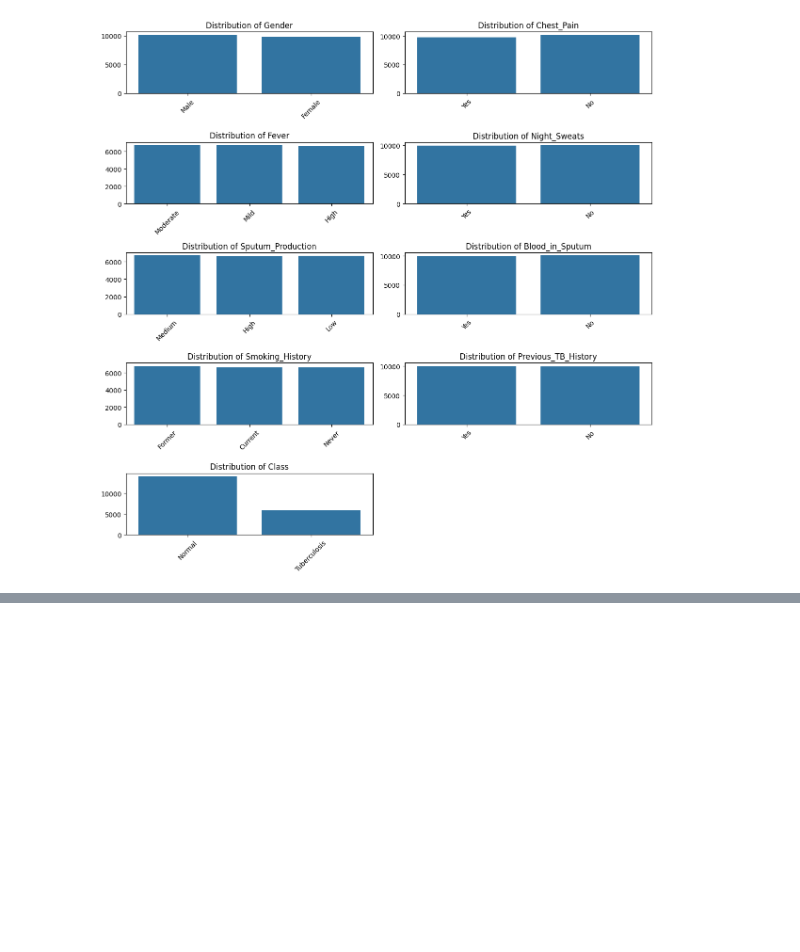
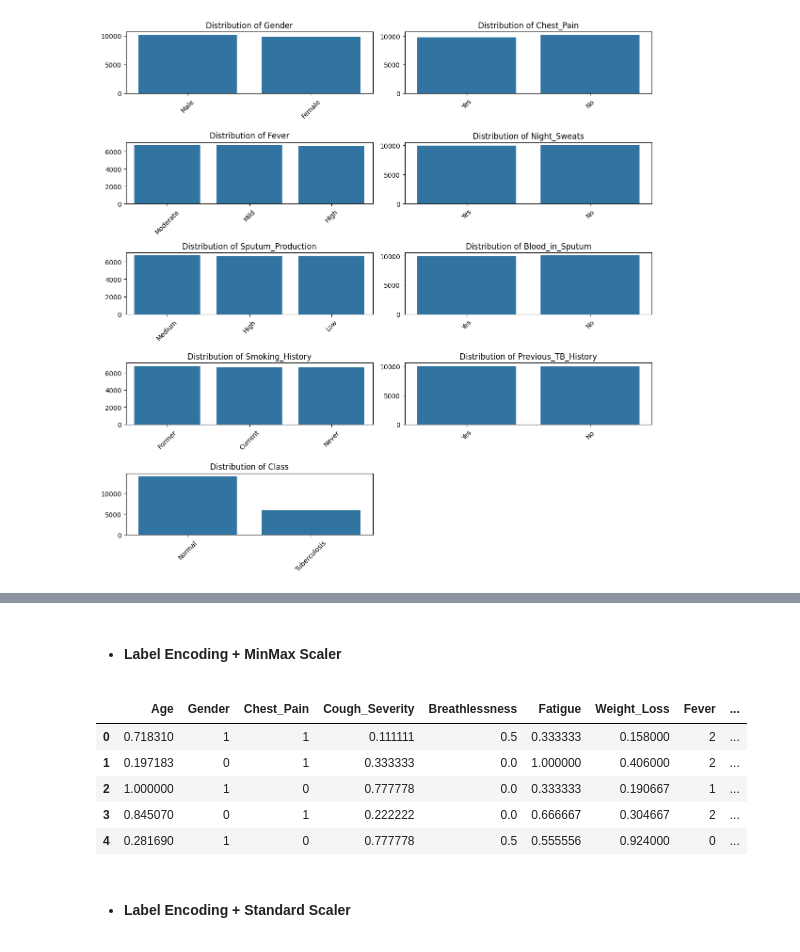
Before and after one commit to JayaWinata/Tuberculosis-Prediction, a Jupyter notebook: notebook/preprocess.ipynb, the cells around one changed output, grey strips where cells are left out. Saved outputs shown, nothing was run; the diff lists cells and outputs as text; code cells hidden in the pictures; blank space fills up the shorter version.

```diff
--- a/notebook/preprocess.ipynb
+++ b/notebook/preprocess.ipynb
@@ -98,0 +160,19 @@ plt.show()
+# %% [markdown]
+- #### Label Encoding + MinMax Scaler
+# %%
+df_v3 = df_v1.copy()
+# %%
+for i in cols_to_scale:
+    scaler = MinMaxScaler()
+    df_v3[i] = scaler.fit_transform(df_v3[[i]])
+# %%
+df_v3.head()
+# %% [output]
+|  | Age | Gender | Chest_Pain | Cough_Severity | Breathlessness | Fatigue | Weight_Loss | Fever | ... |
+| 0 | 0.718310 | 1 | 1 | 0.111111 | 0.5 | 0.333333 | 0.158000 | 2 | ... |
+| 1 | 0.197183 | 0 | 1 | 0.333333 | 0.0 | 1.000000 | 0.406000 | 2 | ... |
+| 2 | 1.000000 | 1 | 0 | 0.777778 | 0.0 | 0.333333 | 0.190667 | 1 | ... |
+| 3 | 0.845070 | 0 | 1 | 0.222222 | 0.0 | 0.666667 | 0.304667 | 2 | ... |
+| 4 | 0.281690 | 1 | 0 | 0.777778 | 0.5 | 0.555556 | 0.924000 | 0 | ... |
+# %% [markdown]
+- #### Label Encoding + Standard Scaler
```
Also changed, not shown: parts of 27 cells of this notebook.
